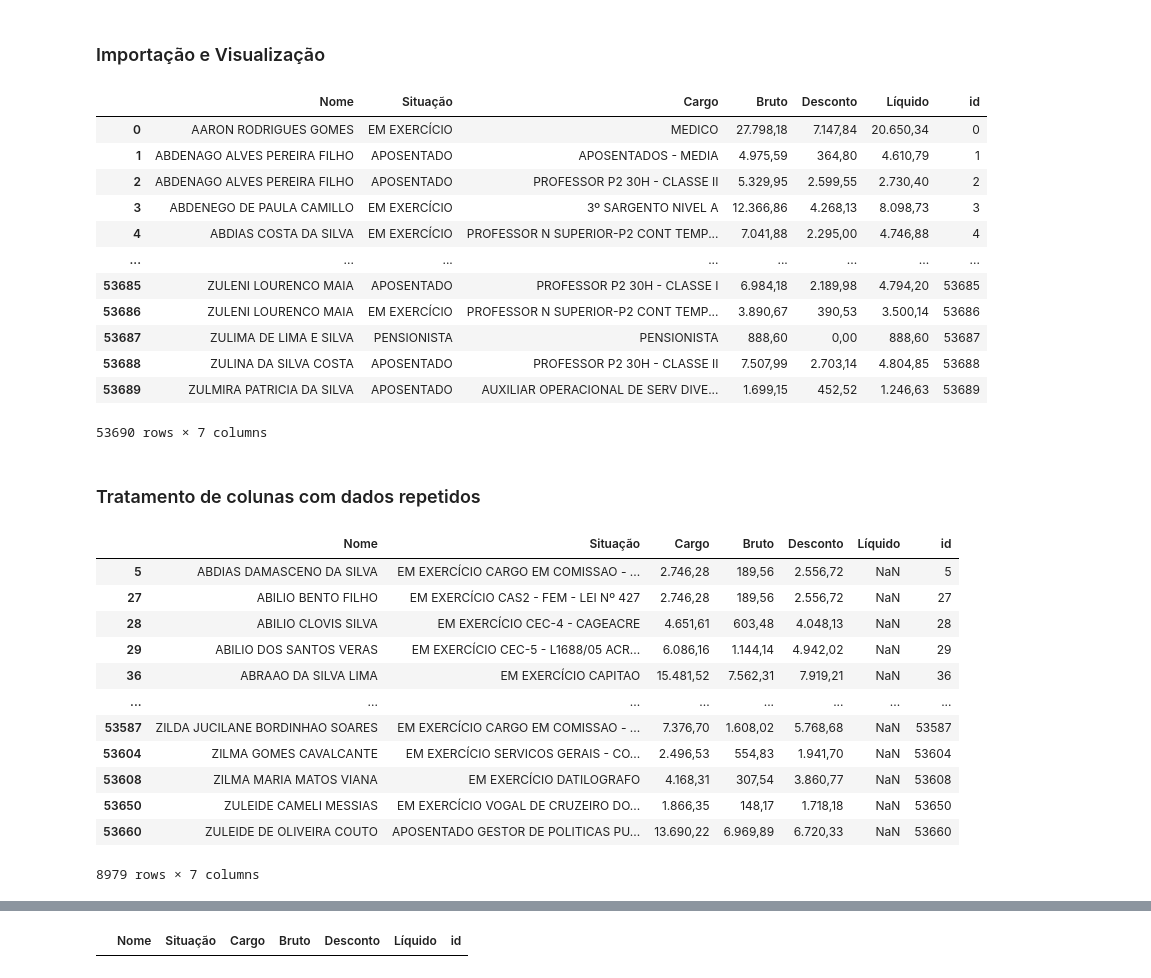
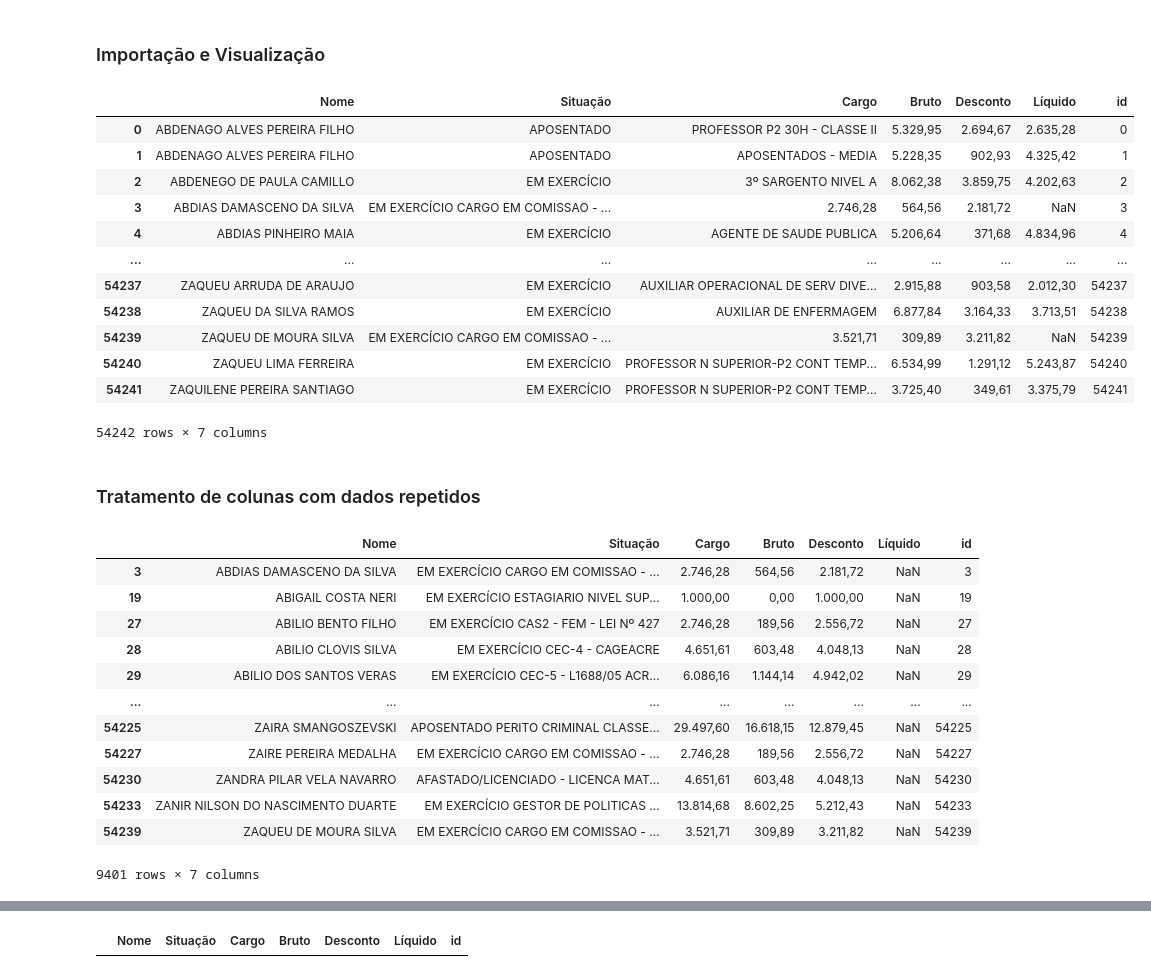
Before and after one commit to Maya42-bit/WebScraping_com_selenium_gov_Acre, a Jupyter notebook: tratamento.ipynb, the cells around one changed output, grey strips where cells are left out. Saved outputs shown, nothing was run; the diff lists cells and outputs as text; code cells hidden in the pictures.

```diff
--- a/tratamento.ipynb
+++ b/tratamento.ipynb
@@ -9,25 +9,25 @@ import re
 # %%
 #Ler o arquivo
 #update df set Situação = trim(Situação)
 
-df = pd.read_csv("Bases/acre_boladao_JUN_2023.csv", sep=',')
+df = pd.read_csv("Bases/acre_boladao_DEZ_2023.csv", sep=',')
 df['id'] = range(len(df))
 df['Situação'] = df['Situação'].str.strip()
 df
 # %% [output]
 |  | Nome | Situação | Cargo | Bruto | Desconto | Líquido | id |
-| 0 | AARON RODRIGUES GOMES | EM EXERCÍCIO | MEDICO | 27.798,18 | 7.147,84 | 20.650,34 | 0 |
-| 1 | ABDENAGO ALVES PEREIRA FILHO | APOSENTADO | APOSENTADOS - MEDIA | 4.975,59 | 364,80 | 4.610,79 | 1 |
-| 2 | ABDENAGO ALVES PEREIRA FILHO | APOSENTADO | PROFESSOR P2 30H - CLASSE II | 5.329,95 | 2.599,55 | 2.730,40 | 2 |
-| 3 | ABDENEGO DE PAULA CAMILLO | EM EXERCÍCIO | 3º SARGENTO NIVEL A | 12.366,86 | 4.268,13 | 8.098,73 | 3 |
-| 4 | ABDIAS COSTA DA SILVA | EM EXERCÍCIO | PROFESSOR N SUPERIOR-P2 CONT TEMP... | 7.041,88 | 2.295,00 | 4.746,88 | 4 |
+| 0 | ABDENAGO ALVES PEREIRA FILHO | APOSENTADO | PROFESSOR P2 30H - CLASSE II | 5.329,95 | 2.694,67 | 2.635,28 | 0 |
+| 1 | ABDENAGO ALVES PEREIRA FILHO | APOSENTADO | APOSENTADOS - MEDIA | 5.228,35 | 902,93 | 4.325,42 | 1 |
+| 2 | ABDENEGO DE PAULA CAMILLO | EM EXERCÍCIO | 3º SARGENTO NIVEL A | 8.062,38 | 3.859,75 | 4.202,63 | 2 |
+| 3 | ABDIAS DAMASCENO DA SILVA | EM EXERCÍCIO CARGO EM COMISSAO - ... | 2.746,28 | 564,56 | 2.181,72 | NaN | 3 |
+| 4 | ABDIAS PINHEIRO MAIA | EM EXERCÍCIO | AGENTE DE SAUDE PUBLICA | 5.206,64 | 371,68 | 4.834,96 | 4 |
 | ... | ... | ... | ... | ... | ... | ... | ... |
-| 53685 | ZULENI LOURENCO MAIA | APOSENTADO | PROFESSOR P2 30H - CLASSE I | 6.984,18 | 2.189,98 | 4.794,20 | 53685 |
-| 53686 | ZULENI LOURENCO MAIA | EM EXERCÍCIO | PROFESSOR N SUPERIOR-P2 CONT TEMP... | 3.890,67 | 390,53 | 3.500,14 | 53686 |
-| 53687 | ZULIMA DE LIMA E SILVA | PENSIONISTA | PENSIONISTA | 888,60 | 0,00 | 888,60 | 53687 |
-| 53688 | ZULINA DA SILVA COSTA | APOSENTADO | PROFESSOR P2 30H - CLASSE II | 7.507,99 | 2.703,14 | 4.804,85 | 53688 |
-| 53689 | ZULMIRA PATRICIA DA SILVA | APOSENTADO | AUXILIAR OPERACIONAL DE SERV DIVE... | 1.699,15 | 452,52 | 1.246,63 | 53689 |
+| 54237 | ZAQUEU ARRUDA DE ARAUJO | EM EXERCÍCIO | AUXILIAR OPERACIONAL DE SERV DIVE... | 2.915,88 | 903,58 | 2.012,30 | 54237 |
+| 54238 | ZAQUEU DA SILVA RAMOS | EM EXERCÍCIO | AUXILIAR DE ENFERMAGEM | 6.877,84 | 3.164,33 | 3.713,51 | 54238 |
+| 54239 | ZAQUEU DE MOURA SILVA | EM EXERCÍCIO CARGO EM COMISSAO - ... | 3.521,71 | 309,89 | 3.211,82 | NaN | 54239 |
+| 54240 | ZAQUEU LIMA FERREIRA | EM EXERCÍCIO | PROFESSOR N SUPERIOR-P2 CONT TEMP... | 6.534,99 | 1.291,12 | 5.243,87 | 54240 |
+| 54241 | ZAQUILENE PEREIRA SANTIAGO | EM EXERCÍCIO | PROFESSOR N SUPERIOR-P2 CONT TEMP... | 3.725,40 | 349,61 | 3.375,79 | 54241 |
-53690 rows × 7 columns
+54242 rows × 7 columns
 # %% [markdown]
 ### Tratamento de colunas com dados repetidos
 # %%
@@ -37,18 +37,18 @@ df_tratar = df[df['Líquido'].isnull()]
 df_tratar
 # %% [output]
 |  | Nome | Situação | Cargo | Bruto | Desconto | Líquido | id |
-| 5 | ABDIAS DAMASCENO DA SILVA | EM EXERCÍCIO CARGO EM COMISSAO - ... | 2.746,28 | 189,56 | 2.556,72 | NaN | 5 |
+| 3 | ABDIAS DAMASCENO DA SILVA | EM EXERCÍCIO CARGO EM COMISSAO - ... | 2.746,28 | 564,56 | 2.181,72 | NaN | 3 |
+| 19 | ABIGAIL COSTA NERI | EM EXERCÍCIO ESTAGIARIO NIVEL SUP... | 1.000,00 | 0,00 | 1.000,00 | NaN | 19 |
 | 27 | ABILIO BENTO FILHO | EM EXERCÍCIO CAS2 - FEM - LEI Nº 427 | 2.746,28 | 189,56 | 2.556,72 | NaN | 27 |
 | 28 | ABILIO CLOVIS SILVA | EM EXERCÍCIO CEC-4 - CAGEACRE | 4.651,61 | 603,48 | 4.048,13 | NaN | 28 |
 | 29 | ABILIO DOS SANTOS VERAS | EM EXERCÍCIO CEC-5 - L1688/05 ACR... | 6.086,16 | 1.144,14 | 4.942,02 | NaN | 29 |
-| 36 | ABRAAO DA SILVA LIMA | EM EXERCÍCIO CAPITAO | 15.481,52 | 7.562,31 | 7.919,21 | NaN | 36 |
 | ... | ... | ... | ... | ... | ... | ... | ... |
-| 53587 | ZILDA JUCILANE BORDINHAO SOARES | EM EXERCÍCIO CARGO EM COMISSAO - ... | 7.376,70 | 1.608,02 | 5.768,68 | NaN | 53587 |
-| 53604 | ZILMA GOMES CAVALCANTE | EM EXERCÍCIO SERVICOS GERAIS - CO... | 2.496,53 | 554,83 | 1.941,70 | NaN | 53604 |
-| 53608 | ZILMA MARIA MATOS VIANA | EM EXERCÍCIO DATILOGRAFO | 4.168,31 | 307,54 | 3.860,77 | NaN | 53608 |
-| 53650 | ZULEIDE CAMELI MESSIAS | EM EXERCÍCIO VOGAL DE CRUZEIRO DO... | 1.866,35 | 148,17 | 1.718,18 | NaN | 53650 |
-| 53660 | ZULEIDE DE OLIVEIRA COUTO | APOSENTADO GESTOR DE POLITICAS PU... | 13.690,22 | 6.969,89 | 6.720,33 | NaN | 53660 |
+| 54225 | ZAIRA SMANGOSZEVSKI | APOSENTADO PERITO CRIMINAL CLASSE... | 29.497,60 | 16.618,15 | 12.879,45 | NaN | 54225 |
+| 54227 | ZAIRE PEREIRA MEDALHA | EM EXERCÍCIO CARGO EM COMISSAO - ... | 2.746,28 | 189,56 | 2.556,72 | NaN | 54227 |
+| 54230 | ZANDRA PILAR VELA NAVARRO | AFASTADO/LICENCIADO - LICENCA MAT... | 4.651,61 | 603,48 | 4.048,13 | NaN | 54230 |
+| 54233 | ZANIR NILSON DO NASCIMENTO DUARTE | EM EXERCÍCIO GESTOR DE POLITICAS ... | 13.814,68 | 8.602,25 | 5.212,43 | NaN | 54233 |
+| 54239 | ZAQUEU DE MOURA SILVA | EM EXERCÍCIO CARGO EM COMISSAO - ... | 3.521,71 | 309,89 | 3.211,82 | NaN | 54239 |
-8979 rows × 7 columns
+9401 rows × 7 columns
 # %%
 #Realocar as colunas paras as posições certas
 
```
Also changed, not shown: parts of 6 cells of this notebook, 8 other files.
